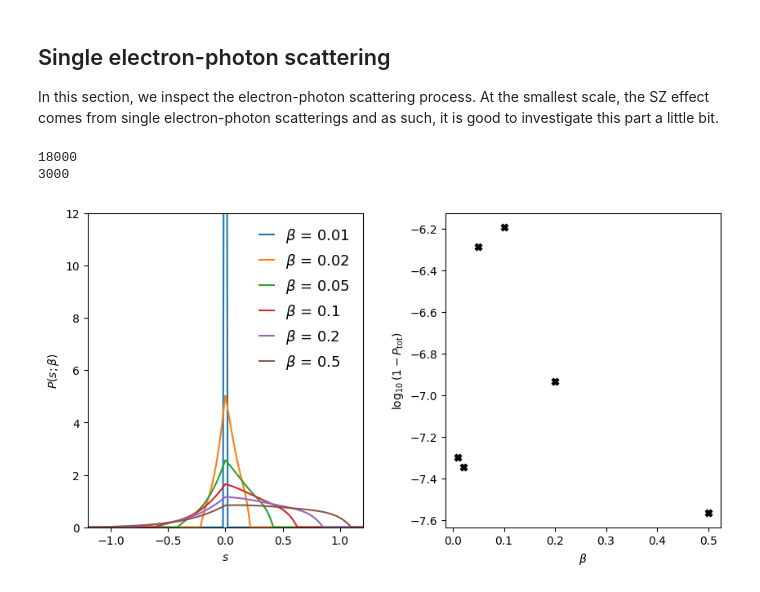
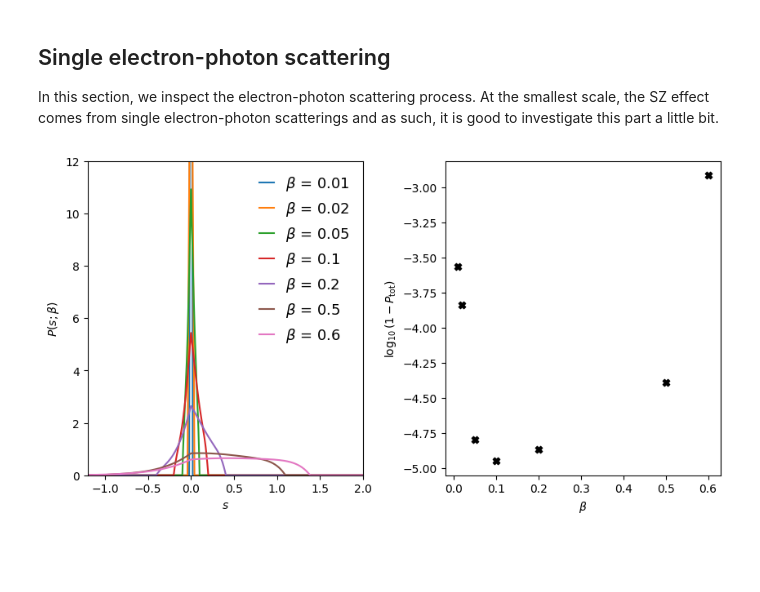
Before and after one commit to arendMoerman/MockSZ, a Jupyter notebook: etc/demos/Scatterings.ipynb, the cells around one changed output. Drawn from its saved outputs; the diff is of its cells as text; code cells hidden in the pictures; blank space fills up the shorter version.

```diff
--- a/etc/demos/Scatterings.ipynb
+++ b/etc/demos/Scatterings.ipynb
@@ -7,36 +7,42 @@ In this section, we inspect the electron-photon scattering process. At the small
 # %%
 import numpy as np
 import matplotlib.pyplot as pt
 
-import MockSZ.SingleStats as MSingle
+import MockSZ.Models as MModels
 
 %matplotlib inline
 
 num_arr = 3000
-s = np.linspace(-1.2, 1.2, num=num_arr)
-beta = np.array([0.01, 0.02, 0.05, 0.10, 0.20, 0.50])
 
-amplitudes = MSingle.getPsbThomson(s, beta, num_arr)
+s = np.linspace(-1.2, 2, num=num_arr)
+beta = np.array([0.01, 0.02, 0.05, 0.10, 0.20, 0.50, 0.6])
 
+simObj = MModels.ScatteringKernels()
 ds = s[1] - s[0]
 
-check = np.sum(amplitudes * ds, axis=0)
+fig, ax = pt.subplots(1,2, figsize=(10,5), gridspec_kw={"wspace":0.3})
 
-fig, ax = pt.subplots(1,2, figsize=(10,5), gridspec_kw={"wspace":0.3})
-ax[0].plot(s, amplitudes, label=[r"$\beta$ = " + x for x in beta.astype(str)])
+check = np.zeros(beta.size)
+zeros = []
+for i in range(beta.size):
+    amplitudes = simObj.getSingleScattering(s, beta[i], num_mu=100)
+    #print(amplitudes)
+
+    ax[0].plot(s, amplitudes, label=r"$\beta$ = {}".format(beta[i]))
+
+    check[i] = np.sum(amplitudes * ds, axis=0)
+
 ax[0].set_ylim(0, 12)
-ax[0].set_xlim(-1.2, 1.2)
+ax[0].set_xlim(-1.2, 2)
 
 ax[0].set_ylabel(r"$P(s;\beta)$")
 ax[0].set_xlabel(r"$s$")
 ax[0].legend(frameon=False, prop={'size': 13},handlelength=1)
 
 ax[1].scatter(beta, np.log10(np.absolute(1 - check)), marker="X", color="black")
 ax[1].set_ylabel(r"$\log_{10}(1 - P_\mathrm{tot})$")
 ax[1].set_xlabel(r"$\beta$")
 
 pt.show()
 # %% [output]
-18000
-3000
-[figure, old version]
+[figure, new version]
```
Also changed, not shown: parts of 9 cells of this notebook, 24 other files.
